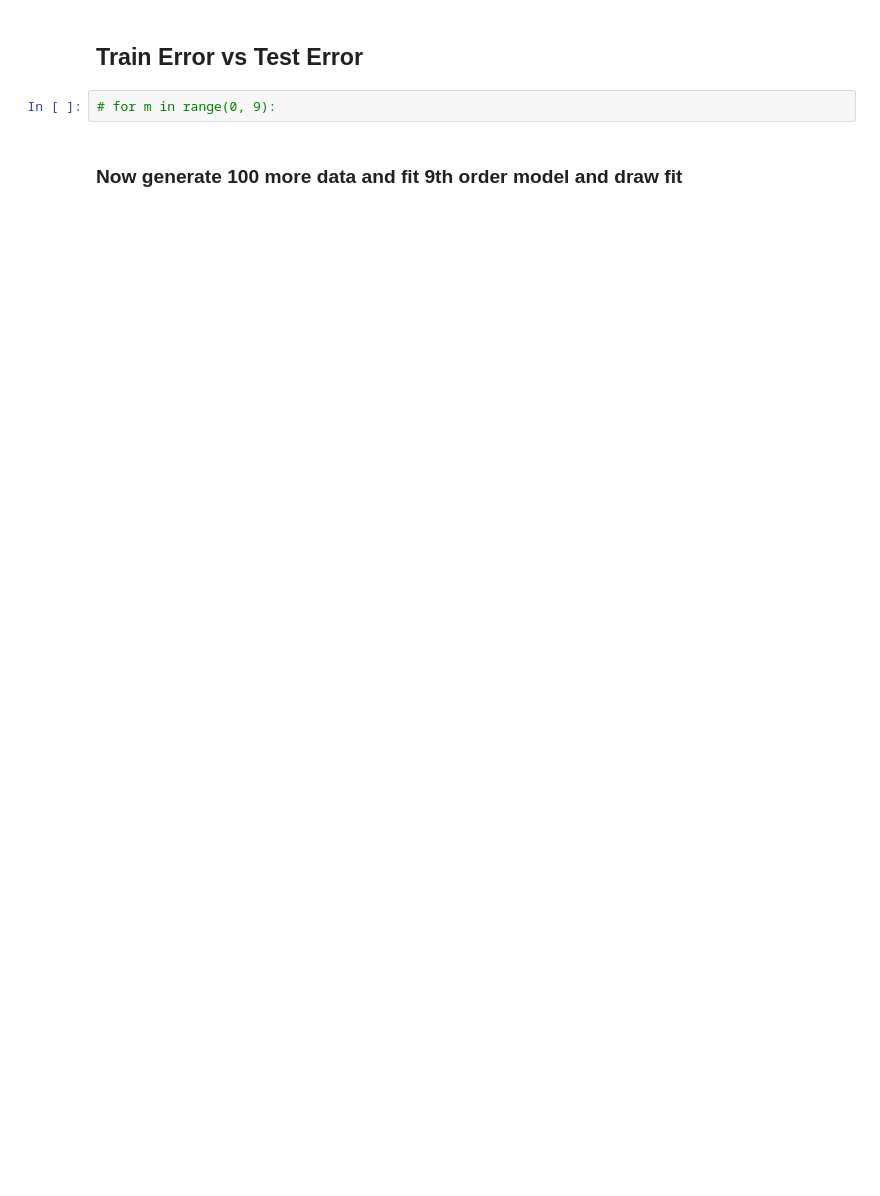
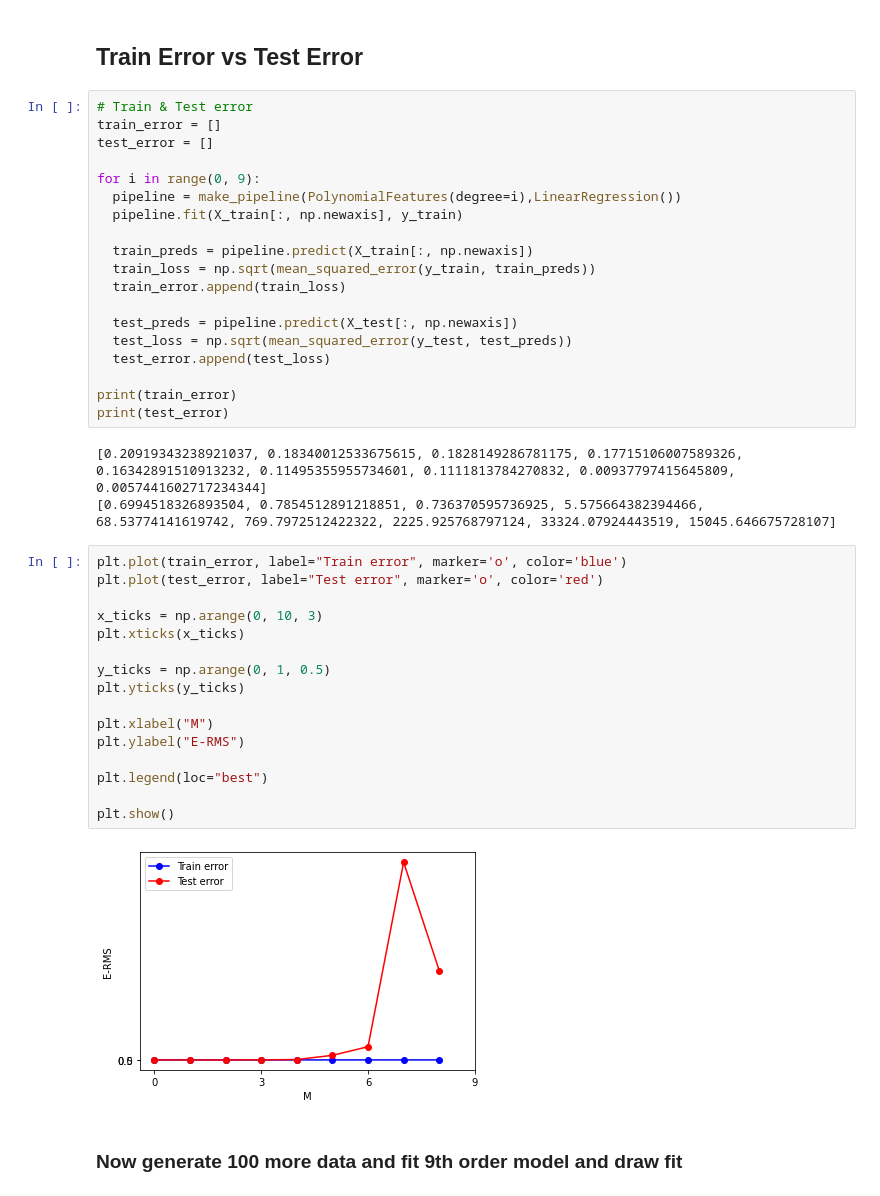
Before and after one commit to jay-thakur/Concept_of_Overfitting, a Jupyter notebook: Concept_of_Overfitting.ipynb, the cells around one changed output. Cells and saved outputs as stored; diff of their text form; blank space fills up the shorter version.

```diff
--- a/Concept_of_Overfitting.ipynb
+++ b/Concept_of_Overfitting.ipynb
@@ -245,6 +129,44 @@ weights_df
 # %% [markdown]
 ## Train Error vs Test Error
-# %%
-# for m in range(0, 9):
+# %%
+# Train & Test error
+train_error = []
+test_error = []
+
+for i in range(0, 9):
+  pipeline = make_pipeline(PolynomialFeatures(degree=i),LinearRegression())
+  pipeline.fit(X_train[:, np.newaxis], y_train)
+
+  train_preds = pipeline.predict(X_train[:, np.newaxis])
+  train_loss = np.sqrt(mean_squared_error(y_train, train_preds))
+  train_error.append(train_loss)
+
+  test_preds = pipeline.predict(X_test[:, np.newaxis])
+  test_loss = np.sqrt(mean_squared_error(y_test, test_preds))
+  test_error.append(test_loss)
+
+print(train_error)
+print(test_error)
+# %% [output]
+[0.20919343238921037, 0.18340012533675615, 0.1828149286781175, 0.17715106007589326, 0.16342891510913232, 0.11495355955734601, 0.1111813784270832, 0.00937797415645809, 0.0057441602717234344]
+[0.6994518326893504, 0.7854512891218851, 0.736370595736925, 5.575664382394466, 68.53774141619742, 769.7972512422322, 2225.925768797124, 33324.07924443519, 15045.646675728107]
+# %%
+plt.plot(train_error, label="Train error", marker='o', color='blue')
+plt.plot(test_error, label="Test error", marker='o', color='red')
+
+x_ticks = np.arange(0, 10, 3)
+plt.xticks(x_ticks)
+
+y_ticks = np.arange(0, 1, 0.5)
+plt.yticks(y_ticks)
+
+plt.xlabel("M")
+plt.ylabel("E-RMS")
+
+plt.legend(loc="best")
+
+plt.show()
+# %% [output]
+[figure, added]
 # %% [markdown]
 ### Now generate 100 more data and fit 9th order model and draw fit
```
Also changed, not shown: parts of 32 cells of this notebook.
